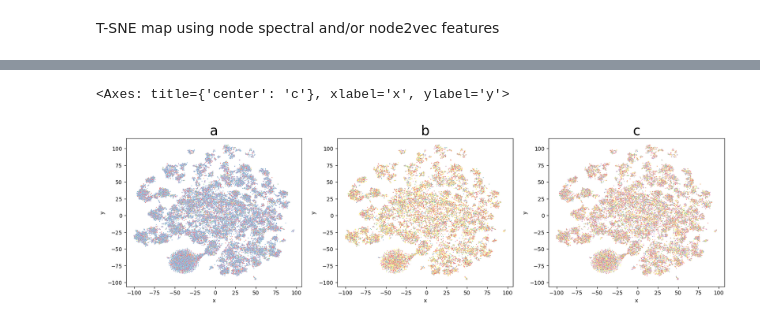
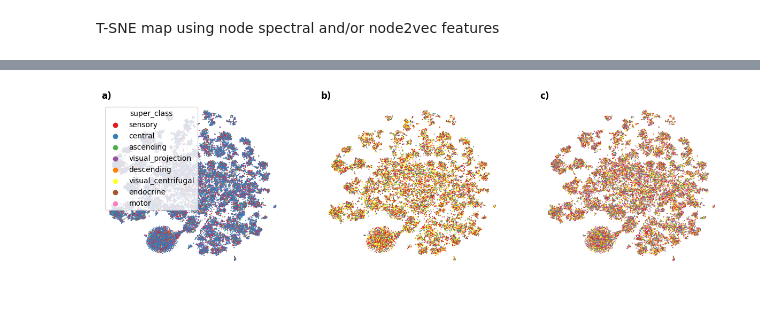
Before and after one commit to ernestoBocini/Drosophila-Brain-Wiring-Diagram-GAT, a Jupyter notebook: notebooks/exploration.ipynb, the cells around one changed output, grey strips where cells are left out. Saved outputs shown, nothing was run; the diff lists cells and outputs as text; code cells hidden in the pictures.

```diff
--- a/notebooks/exploration.ipynb
+++ b/notebooks/exploration.ipynb
@@ -440,28 +384,35 @@ fig.savefig('../figures/tsne_spectral_embedding.pdf', bbox_inches='tight')
 # %%
 # select first 24 columns of the node2vec embedding
 node2vec_embedding_24 = node2vec_embedding.iloc[:, :24]
+# %%
+# lets now create a T-SNE map using node2vec embeddings
+# create a TSNE object
+
+tsne_features2 = tsne.fit_transform(node2vec_embedding_24)
+
+tsne_df2 = pd.DataFrame(np.hstack((tsne_features2, node_info[['super_class', 'class', 'hemilineage']])),
+                        columns=['x', 'y', 'super_class', 'class', 'hemilineage'])
 # %%
-# lets now create a T-SNE map using node2vec embeddings
-# create a TSNE object
-
-tsne_features2 = tsne.fit_transform(node2vec_embedding_24)
-
-tsne_df2 = pd.DataFrame(np.hstack((tsne_features2, node_info[['super_class', 'class', 'hemilineage']])), columns=['x', 'y', 'super_class', 'class', 'hemilineage'])
-
 # lets now plot the T-SNE map
 
-fig, (ax1, ax2, ax3) = plt.subplots(1, 3, figsize=(20, 5))
+fig, (ax1, ax2, ax3) = plt.subplots(1, 3, figsize=(15, 4))
 
-ax1.set_title('a', fontsize="25")
-sns.scatterplot(x='x', y='y', hue='super_class', data=tsne_df2, palette='Set1', ax=ax1, s=7, marker = '.', legend=False)
+ax1.set_title("a)", loc="left", fontweight="bold")
+sns.scatterplot(x='x', y='y', hue='super_class', data=tsne_df2, palette='Set1',
+                ax=ax1, s=7, marker = '.', legend=True, edgecolor='none')
+ax1.axis('off')
 
-
-ax2.set_title('b', fontsize="25")
-sns.scatterplot(x='x', y='y', hue='class', data=tsne_df2, palette='Set1', ax=ax2, legend=False, s=7, marker = '.')
+ax2.set_title("b)", loc="left", fontweight="bold")
+sns.scatterplot(x='x', y='y', hue='class', data=tsne_df2, palette='Set1',
+                ax=ax2, legend=False, s=7, marker = '.', edgecolor='none')
+ax2.axis('off')
 
 # hemilineage without legend
-ax3.set_title('c', fontsize="25")
-sns.scatterplot(x='x', y='y', hue='hemilineage', data=tsne_df2, palette='Set1', ax=ax3, legend=False, s=7, marker = '.')
+ax3.set_title("c)", loc="left", fontweight="bold")
+sns.scatterplot(x='x', y='y', hue='hemilineage', data=tsne_df2, palette='Set1',
+                ax=ax3, legend=False, s=7, marker = '.', edgecolor='none')
+ax3.axis('off')
+
+fig.savefig('../figs/tsne_node2vec_embedding.pdf', bbox_inches='tight')
 # %% [output]
-<Axes: title={'center': 'c'}, xlabel='x', ylabel='y'>
-[figure, old version]
+[figure, new version]
```
Also changed, not shown: parts of 10 cells of this notebook.
